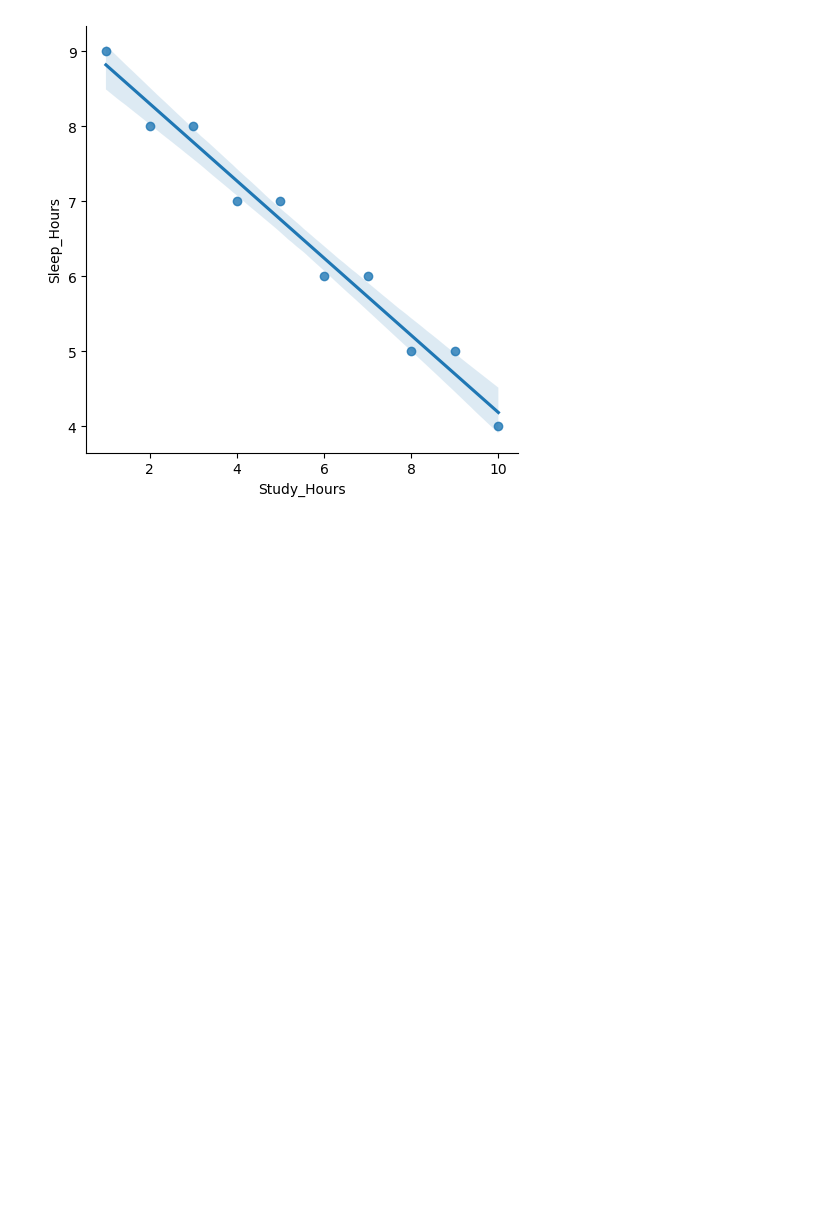
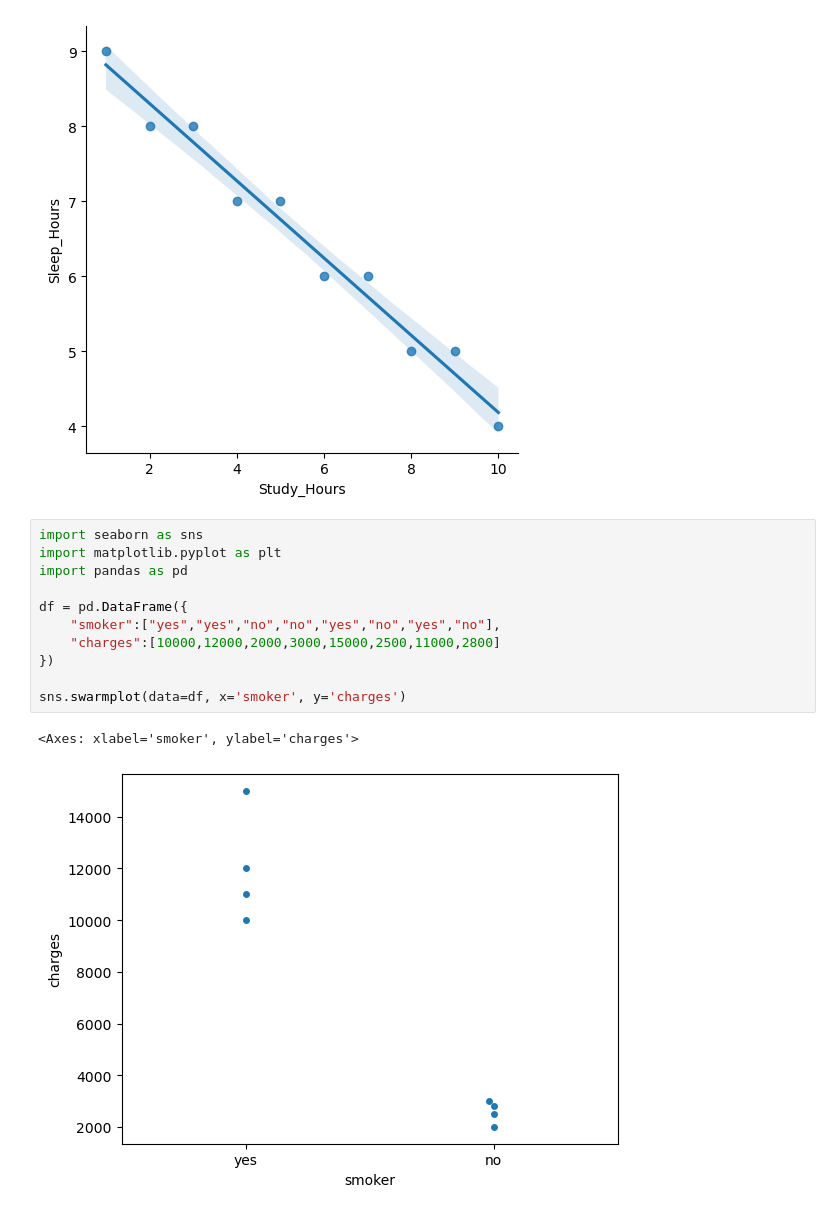
Before and after one commit to Honore-models/Pandas, a Jupyter notebook: Datavisualization_notebooks/visualization.ipynb, the cells around one changed output. Saved outputs shown, nothing was run; the diff lists cells and outputs as text; blank space fills up the shorter version.

Commit message:
feat(): added swarmplot

```diff
--- a/Datavisualization_notebooks/visualization.ipynb
+++ b/Datavisualization_notebooks/visualization.ipynb
@@ -75,3 +75,17 @@ sns.lmplot(data=df, x="Study_Hours", y="Sleep_Hours")
 <seaborn.axisgrid.FacetGrid at 0x...>
 [figure]
 [figure]
+# %%
+import seaborn as sns
+import matplotlib.pyplot as plt
+import pandas as pd
+
+df = pd.DataFrame({
+    "smoker":["yes","yes","no","no","yes","no","yes","no"],
+    "charges":[10000,12000,2000,3000,15000,2500,11000,2800]
+})
+
+sns.swarmplot(data=df, x='smoker', y='charges')
+# %% [output]
+<Axes: xlabel='smoker', ylabel='charges'>
+[figure, added]
```
